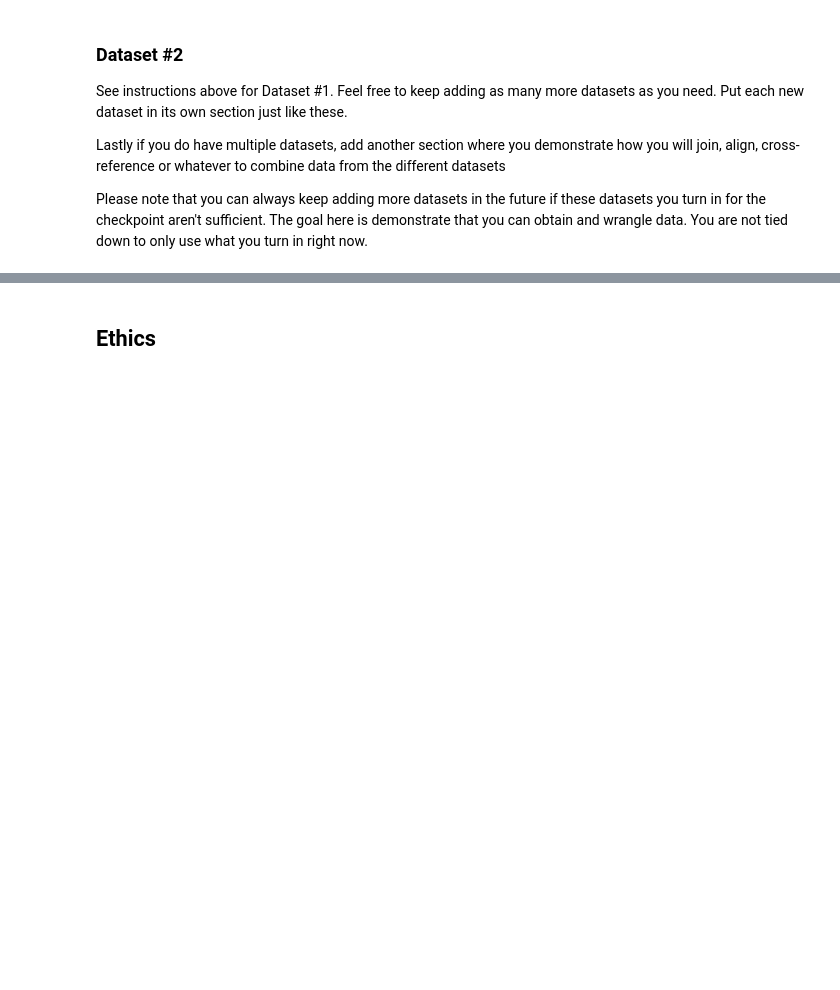
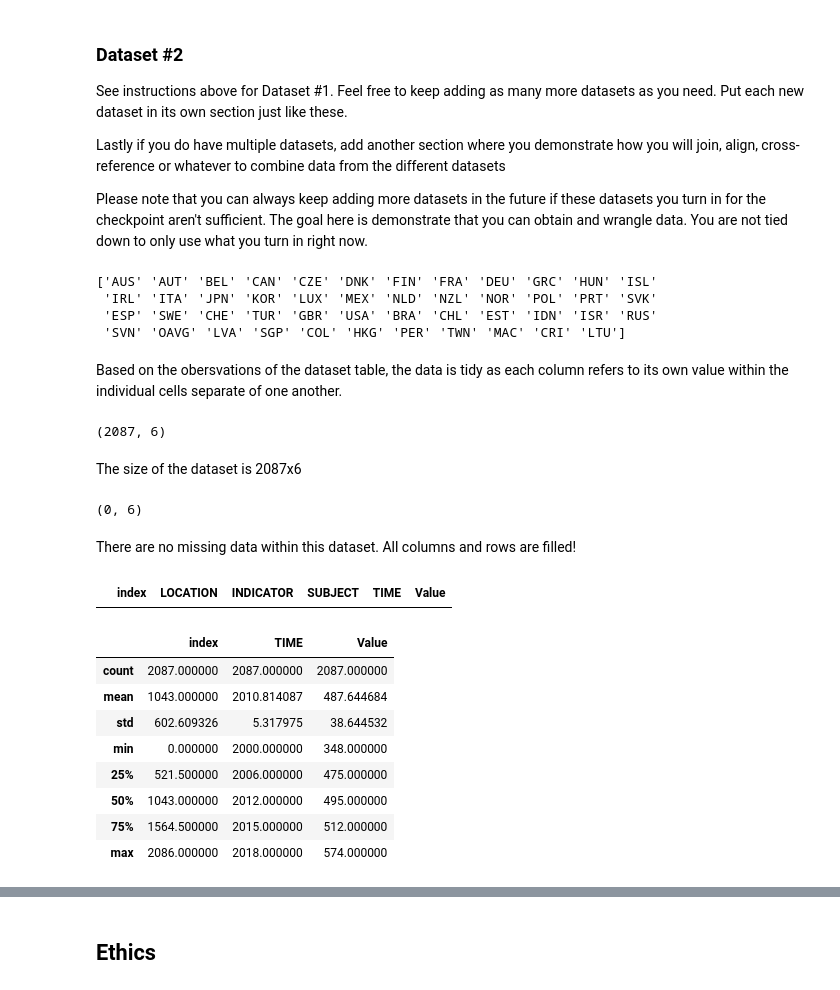
Before and after one commit to COGS108/Group037_WI26, a Jupyter notebook: 01-DataCheckpoint.ipynb, the cells around one changed output, grey strips where cells are left out. Cells and saved outputs as stored; diff of their text form; code cells hidden in the pictures; blank space fills up the shorter version.

```diff
--- a/01-DataCheckpoint.ipynb
+++ b/01-DataCheckpoint.ipynb
@@ -243,3 +243,47 @@ Lastly if you do have multiple datasets, add another section where you demonstra
 Please note that you can always keep adding more datasets in the future if these datasets you turn in for the checkpoint aren't sufficient.  The goal here is demonstrate that you can obtain and wrangle data.  You are not tied down to only use what you turn in right now.
 # %%
 ## YOUR CODE TO LOAD/CLEAN/TIDY/WRANGLE THE DATA GOES HERE
+import pandas as pd
+import numpy as np
+import seaborn as sns
+
+pisa_ma = pd.read_csv('data/00-raw/OECD PISA data.csv')
+pisa_ma.head()
+
+print(pisa_ma["LOCATION"].unique())
+# %% [output]
+['AUS' 'AUT' 'BEL' 'CAN' 'CZE' 'DNK' 'FIN' 'FRA' 'DEU' 'GRC' 'HUN' 'ISL'
+ 'IRL' 'ITA' 'JPN' 'KOR' 'LUX' 'MEX' 'NLD' 'NZL' 'NOR' 'POL' 'PRT' 'SVK'
+ 'ESP' 'SWE' 'CHE' 'TUR' 'GBR' 'USA' 'BRA' 'CHL' 'EST' 'IDN' 'ISR' 'RUS'
+ 'SVN' 'OAVG' 'LVA' 'SGP' 'COL' 'HKG' 'PER' 'TWN' 'MAC' 'CRI' 'LTU']
+# %% [markdown]
+Based on the obersvations of the dataset table, the data is tidy as each column refers to its own value within the individual cells separate of one another.
+# %%
+pisa_ma.shape
+# %% [output]
+(2087, 6)
+# %% [markdown]
+The size of the dataset is 2087x6
+# %%
+rows_missing_values = pisa_ma[pisa_ma.isnull().any(axis=1)]
+rows_missing_values.shape
+# %% [output]
+(0, 6)
+# %% [markdown]
+There are no missing data within this dataset. All columns and rows are filled!
+# %%
+rows_missing_values
+# %% [output]
+|  | index | LOCATION | INDICATOR | SUBJECT | TIME | Value |
+# %%
+pisa_ma.describe()
+# %% [output]
+|  | index | TIME | Value |
+| count | 2087.000000 | 2087.000000 | 2087.000000 |
+| mean | 1043.000000 | 2010.814087 | 487.644684 |
+| std | 602.609326 | 5.317975 | 38.644532 |
+| min | 0.000000 | 2000.000000 | 348.000000 |
+| 25% | 521.500000 | 2006.000000 | 475.000000 |
+| 50% | 1043.000000 | 2012.000000 | 495.000000 |
+| 75% | 1564.500000 | 2015.000000 | 512.000000 |
+| max | 2086.000000 | 2018.000000 | 574.000000 |
```
Also changed, not shown: parts of 6 cells of this notebook.
